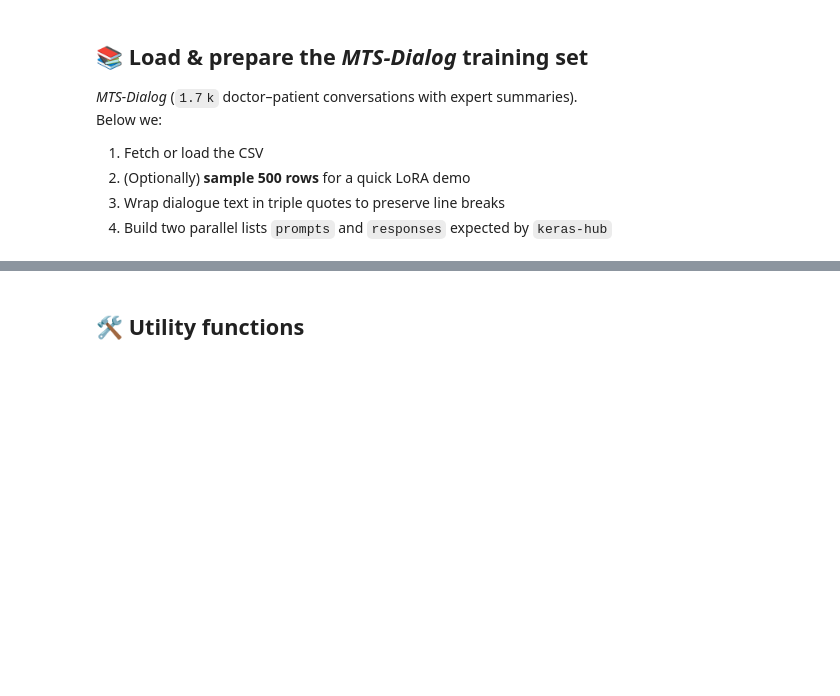
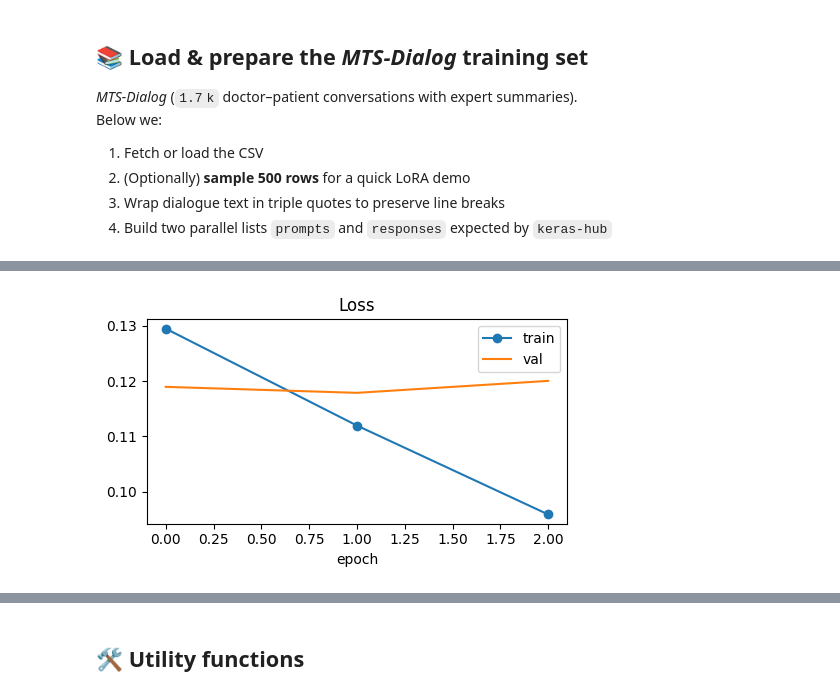
Before and after one commit to BryenInsights/gemma-medical-finetuning, a Jupyter notebook: gemma_medical_finetuning.ipynb, the cells around one changed output, grey strips where cells are left out. Drawn from its saved outputs; the diff is of its cells as text; code cells hidden in the pictures; blank space fills up the shorter version.

Commit message:
Improved fine tuning

```diff
--- a/gemma_medical_finetuning.ipynb
+++ b/gemma_medical_finetuning.ipynb
@@ -183,24 +227,31 @@ Below we:
 3. Wrap dialogue text in triple quotes to preserve line breaks
 4. Build two parallel lists `prompts` and `responses` expected by `keras‑hub`
 # %%
-DATA_PATH = "/content/MTS-Dialog-TrainingSet.csv"  # adjust if running locally
+# DATA_PATH = "/content/MTS-Dialog-TrainingSet.csv"  # adjust if running locally
 
-df = pd.read_csv(DATA_PATH)
+
+df = pd.read_csv(DATA_PATH / "MTS-Dialog-TrainingSet.csv")
 print(f"💾 Loaded dataset with {len(df):,} rows")
 
 # --- speed‑up during experimentation ---
-# df = df.sample(n=500, random_state=SEED)  # comment‑out for full training
+# df = df.sample(n=200, random_state=SEED)  # comment‑out for full training
 
 # --- minimal preprocessing ---
 df = df.dropna(subset=["dialogue", "section_text"])
 
 # Remove rows where 'section_text' is very short
-df = df.query("section_text.str.len() > 10", engine="python")
+df = df.query("section_text.str.len() > 30", engine="python")
+
+# Curly-quote normalisation
+df["section_text"] = df["section_text"].str.replace("’", "'", regex=False)
+df["dialogue"]      = df["dialogue"].str.replace("’", "'", regex=False)
 
 # Trim whitespace and add end token to 'section_text'
 df["section_text"] = df["section_text"].str.strip() + "\n<end_of_turn>"
 
-df['dialogue'] = '"""' + df['dialogue'] + '"""'
+# Trim whitespace
+df["dialogue"] = df["dialogue"].str.strip()
+print(f"💾 Number of section texts after trimming and basic preprocessing: {len(df['section_text']):,} rows") # Print after trimming
 
 prompts, responses = [], []
 for row in df.itertuples(index=False):
@@ -226,63 +306,53 @@ print(f"✅ Prepared {len(prompts):,} filtered prompt/response pairs")
 > Mixed‑precision (`keras.mixed_precision.set_global_policy('mixed_bfloat16')`)
 > can further reduce memory but is optional.
 # %%
-# Clean start – free GPU RAM if notebook was re‑run
-if 'gemma_lm' in globals():
-    del gemma_lm
-    gc.collect()
-    tf.keras.backend.clear_session()
+# 1️⃣  Clean up any leftover models/graphs
+clear_memory()
 
-# Mixed precision
-keras.mixed_precision.set_global_policy('mixed_bfloat16')
+# 2️⃣  Mixed-precision for speed & smaller activations
+keras.mixed_precision.set_global_policy("mixed_bfloat16")
 
-# Load model WITH pre-trained weights, then enable LoRA
-gemma_lm = keras_hub.models.Gemma3CausalLM.from_preset("gemma3_instruct_1b")  # load_weights=True by default
-gemma_lm.backbone.enable_lora(rank=8)  # rank=8: balance between adaptation capacity and efficiency
+# 3️⃣  Load Gemma-1B and enable LoRA
+gemma_lm = keras_hub.models.Gemma3CausalLM.from_preset("gemma3_instruct_1b")
+gemma_lm.backbone.enable_lora(rank=16)
 
-compile_with_sampler(gemma_lm, k=5, seed=SEED)
+# train & infer on 1024-token sequences (default was 256)
+gemma_lm.preprocessor.sequence_length = 1024
 
-gemma_lm.summary
+compile_for_training(gemma_lm)
 
-early_stop = EarlyStopping(
-    monitor="val_loss",
-    patience=2,
-    restore_best_weights=False,
+# 4️⃣  Early stopping (no RAM-hungry weight snapshot)
+early_stop = keras.callbacks.EarlyStopping(
+    monitor="val_loss", patience=1, min_delta=1e-3, restore_best_weights=False
 )
 
-VAL_FRACTION = 0.10
-rng = np.random.default_rng(SEED)
+# Simulate batch_size=4 with gradient accumulation
+gradient_accumulation_steps = 4
 
-prompts_arr   = np.array(data["prompts"],    dtype=object)
-responses_arr = np.array(data["responses"],  dtype=object)
-
-idx           = rng.permutation(len(prompts_arr))
-val_size      = int(len(idx) * VAL_FRACTION)
-
-val_idx, train_idx = idx[:val_size], idx[val_size:]
-
-train_data = {
-    "prompts":   prompts_arr[train_idx],
-    "responses": responses_arr[train_idx],
-}
-val_data = {
-    "prompts":   prompts_arr[val_idx],
-    "responses": responses_arr[val_idx],
-}
-
-print(f"🔹 Train samples: {len(train_idx)}")
-print(f"🔹 Val   samples: {len(val_idx)}")
-
+# 5️⃣  Train
 history = gemma_lm.fit(
-    train_data,
-    validation_data=val_data,   # 10 % of the batches become validation data
-    epochs=2,
-    batch_size=1,
+    train_data,               # tf.data.Dataset from the split cell
+    validation_data=val_data,
+    epochs=8,                 # feel free to change
     callbacks=[early_stop],
-    shuffle=True,            # keeps training / validation split random each run
 )
 
-# Save the adapters so the model can be re-used elsewhere
-gemma_lm.backbone.save_lora_weights("lora_rank8.weights.lora.h5")
+# 6️⃣  Save final LoRA adapters (tiny – a few MB)
+gemma_lm.backbone.save_lora_weights("lora_rank_16.weights.lora.h5")
+print("💾  Saved LoRA adapters to lora_rank_16.weights.lora.h5")
 
-# Note : We will reuse the adapter later in the Playground section
+# 7️⃣  Quick loss curve
+plt.figure(figsize=(5, 3))
+plt.plot(history.history["loss"], "o-", label="train")
+plt.plot(history.history.get("val_loss", []), label="val")
+plt.title("Loss"); plt.xlabel("epoch"); plt.legend(); plt.tight_layout()
+plt.show(); plt.close()
+
+# 8️⃣  Free heavy objects now that we’re done
+for obj in ["train_data", "val_data", "history"]:
+    if obj in globals():
+        del globals()[obj]
+gc.collect()
+
+print("✔️  Fine-tuning complete; memory cleaned.")
 # %% [output]
@@ -300,0 +367 @@ Epoch 5/5
+[figure, added]
```
Also changed, not shown: parts of 22 cells of this notebook.
